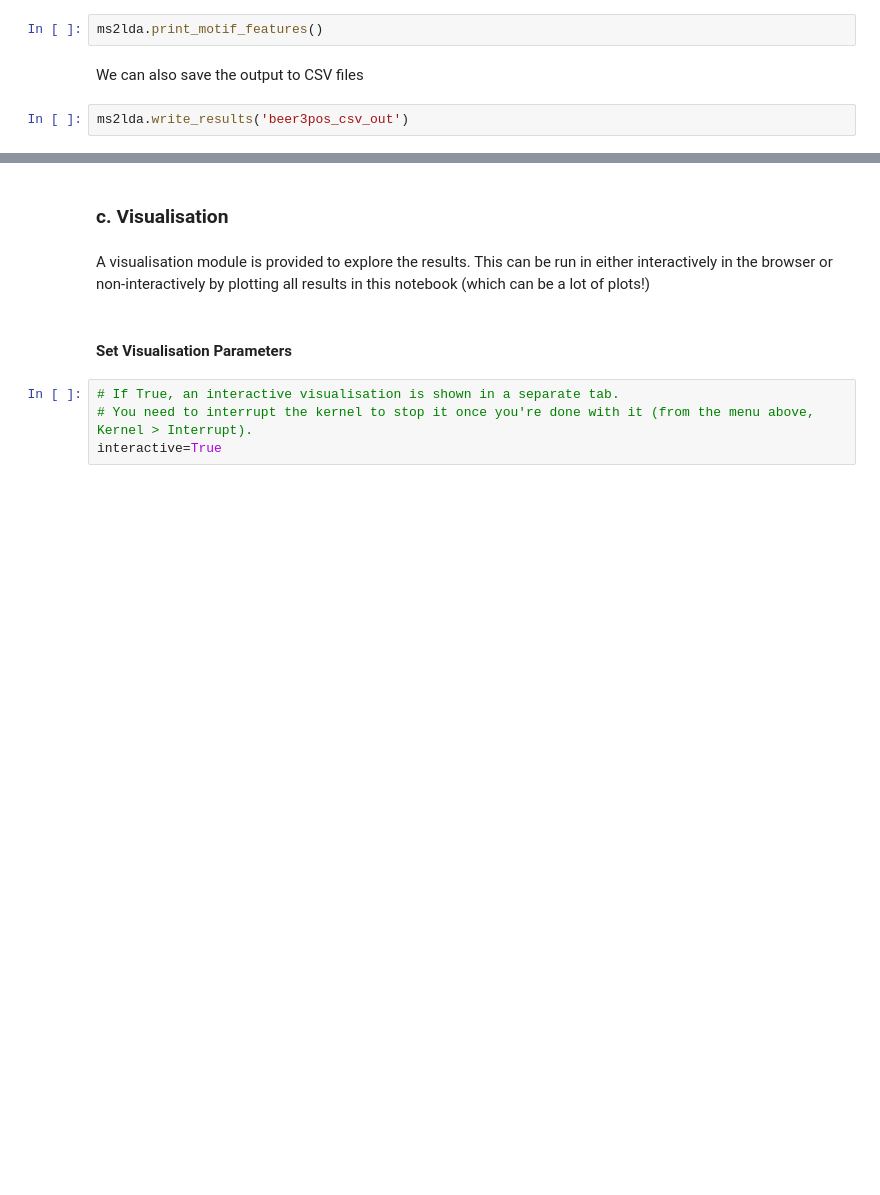
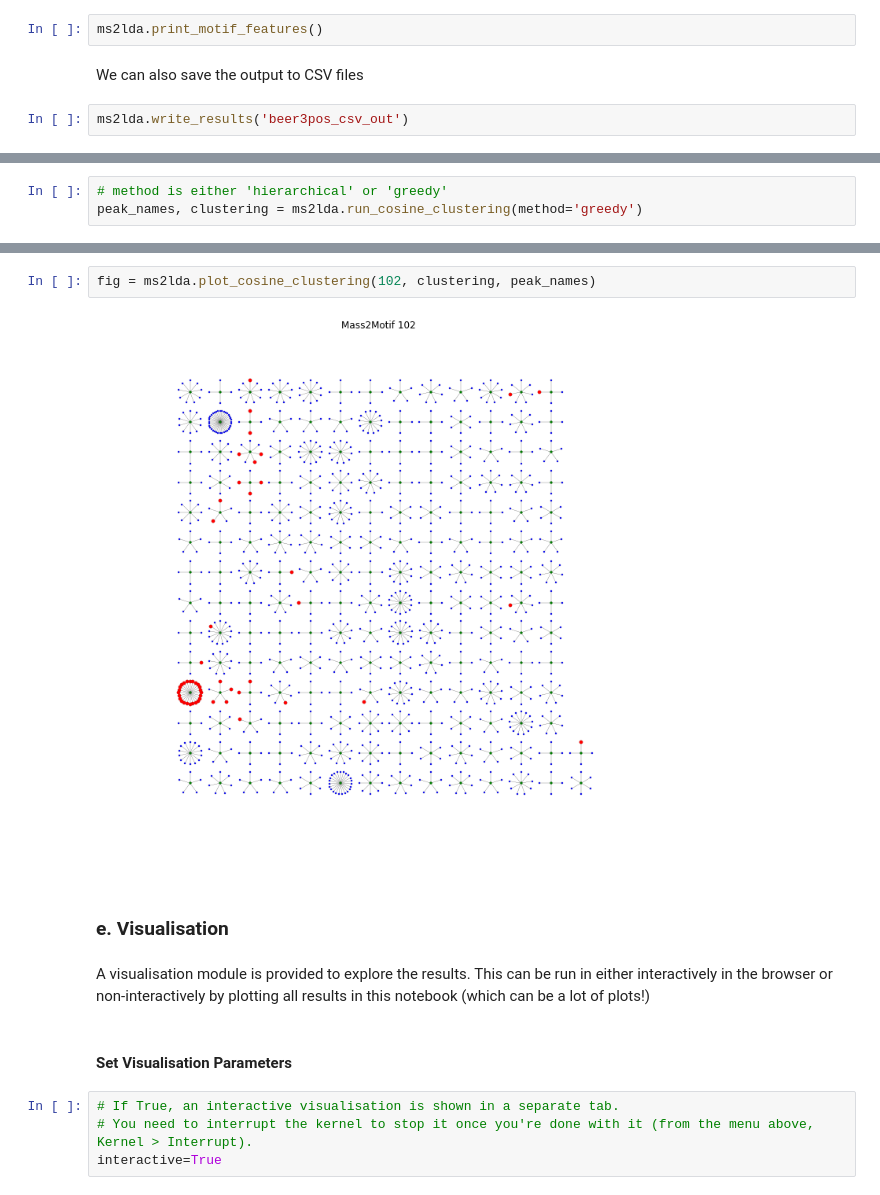
Before and after one commit to sdrogers/MS2LDA, a Jupyter notebook: notebooks/example_notebook.ipynb, the cells around one changed output, grey strips where cells are left out. Cells and saved outputs as stored; diff of their text form; blank space fills up the shorter version.

```diff
--- a/notebooks/example_notebook.ipynb
+++ b/notebooks/example_notebook.ipynb
@@ -154,0 +178,3 @@ ms2lda.write_results('beer3pos_csv_out')
+# %%
+# method is either 'hierarchical' or 'greedy'
+peak_names, clustering = ms2lda.run_cosine_clustering(method='greedy')
@@ -155,5 +187,9 @@ ms2lda.write_results('beer3pos_csv_out')
+# %%
+fig = ms2lda.plot_cosine_clustering(102, clustering, peak_names)
+# %% [output]
+[figure, added]
 # %% [markdown]
-<h3>c. Visualisation</h3>
+<h3>e. Visualisation</h3>
 # %% [markdown]
 A visualisation module is provided to explore the results. This can be run in either interactively in the browser or non-interactively by plotting all results in this notebook (which can be a lot of plots!)
 # %% [markdown]
```
Also changed, not shown: parts of 11 cells of this notebook, 3 other files.
